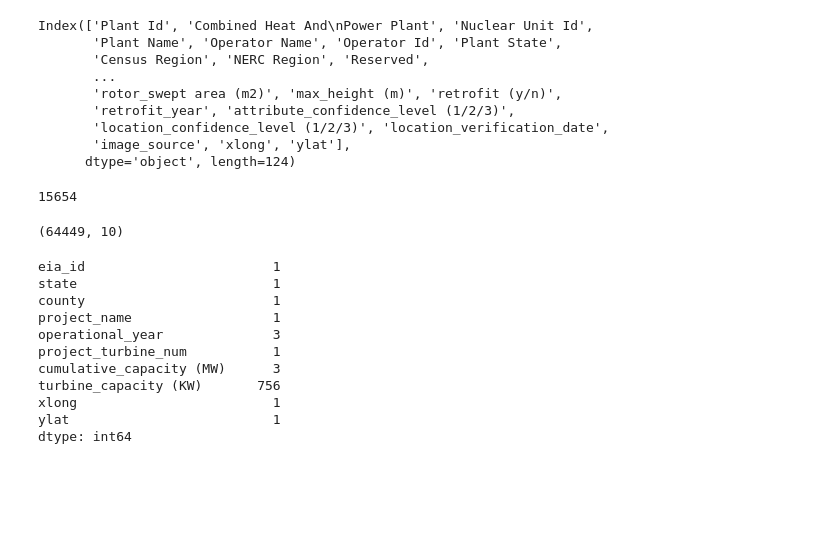
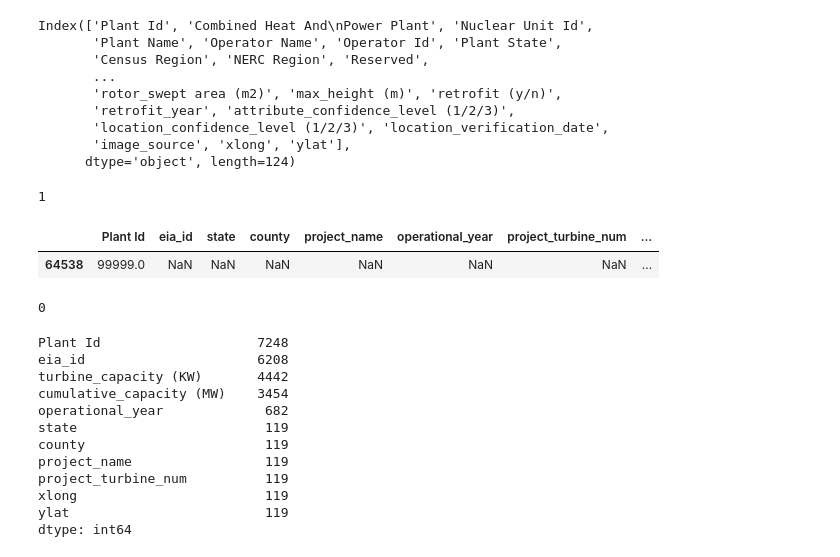
Before and after one commit to NicsLvl/DA1_Capstone_JADEN, a Jupyter notebook: wind_turbine_dataset_capacity.ipynb, the cells around one changed output. Cells and saved outputs as stored; diff of their text form; code cells hidden in the pictures; blank space fills up the shorter version.

```diff
--- a/wind_turbine_dataset_capacity.ipynb
+++ b/wind_turbine_dataset_capacity.ipynb
@@ -37,7 +33,7 @@ Index(['Plant Id', 'Combined Heat And\nPower Plant', 'Nuclear Unit Id',
 # %%
 # filter unecessary columns
 wind_turbine_df = wind_turbine_df[[#'faa_digital_obstacle_id', 'faa_obstruction_evaluation_id', 'usgs_id',
-                                   'eia_id', 'state', 'county',
+                                   'Plant Id', 'eia_id', 'state', 'county',
                                    # 'state_county_id',
                                    'project_name', 'operational_year', 'project_turbine_num',
                                    'cumulative_capacity (MW)',
@@ -52,27 +48,34 @@ wind_turbine_df = wind_turbine_df[[#'faa_digital_obstacle_id', 'faa_obstruction_
 # check for duplicates
 wind_turbine_df.duplicated().sum()
 # %% [output]
-15654
+1
-# %%
-# remove duplicates
-wind_turbine_df = wind_turbine_df.drop_duplicates()
-
-# check number of rows and columns
-wind_turbine_df.shape
-# %% [output]
-(64449, 10)
+# %%
+# show duplicated rows
+wind_turbine_df[wind_turbine_df.duplicated()]
+# %% [output]
+|  | Plant Id | eia_id | state | county | project_name | operational_year | project_turbine_num | ... |
+| 64538 | 99999.0 | NaN | NaN | NaN | NaN | NaN | NaN | ... |
+# %%
+# drop Plant Id = 99999.0
+wind_turbine_df = wind_turbine_df[wind_turbine_df['Plant Id'] != 99999.0]
+
+# check for duplicates
+wind_turbine_df.duplicated().sum()
+# %% [output]
+0
 # %%
 # check null values
-wind_turbine_df.isnull().sum()
+wind_turbine_df.isnull().sum()[lambda x: x > 0].sort_values(ascending=False)
 # %% [output]
-eia_id                        1
-state                         1
-county                        1
-project_name                  1
-operational_year              3
-project_turbine_num           1
-cumulative_capacity (MW)      3
-turbine_capacity (KW)       756
-xlong                         1
-ylat                          1
+Plant Id                    7248
+eia_id                      6208
+turbine_capacity (KW)       4442
+cumulative_capacity (MW)    3454
+operational_year             682
+state                        119
+county                       119
+project_name                 119
+project_turbine_num          119
+xlong                        119
+ylat                         119
 dtype: int64
```
Also changed, not shown: parts of 29 cells of this notebook, 2 other files.
